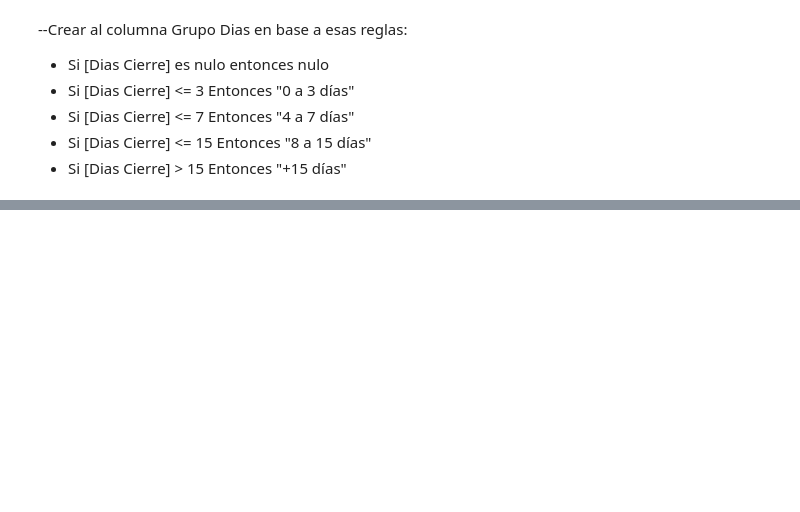
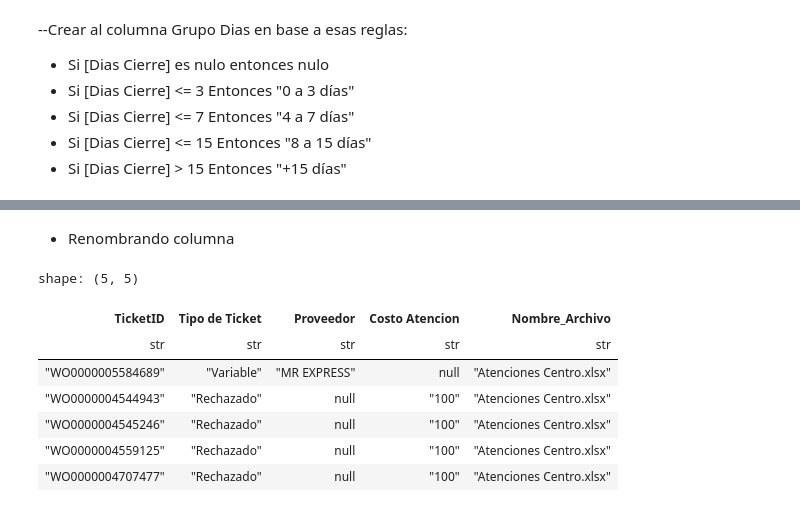
Before and after one commit to dayworldx/Gestion-Atenciones, a Jupyter notebook: ETL_Entregable1.ipynb, the cells around one changed output, grey strips where cells are left out. Saved outputs shown, nothing was run; the diff lists cells and outputs as text; code cells hidden in the pictures; blank space fills up the shorter version.

```diff
--- a/ETL_Entregable1.ipynb
+++ b/ETL_Entregable1.ipynb
@@ -171,0 +207,16 @@ shape: (5, 11)
+# %% [markdown]
+- Renombrando columna
+# %%
+Atenciones = Atenciones.rename({
+    'Numero Ticket': 'TicketID'
+})
+Atenciones.head()
+# %% [output]
+shape: (5, 5)
+| TicketID | Tipo de Ticket | Proveedor | Costo Atencion | Nombre_Archivo |
+| str | str | str | str | str |
+| "WO0000005584689" | "Variable" | "MR EXPRESS" | null | "Atenciones Centro.xlsx" |
+| "WO0000004544943" | "Rechazado" | null | "100" | "Atenciones Centro.xlsx" |
+| "WO0000004545246" | "Rechazado" | null | "100" | "Atenciones Centro.xlsx" |
+| "WO0000004559125" | "Rechazado" | null | "100" | "Atenciones Centro.xlsx" |
+| "WO0000004707477" | "Rechazado" | null | "100" | "Atenciones Centro.xlsx" |
```
Also changed, not shown: parts of 8 cells of this notebook.
